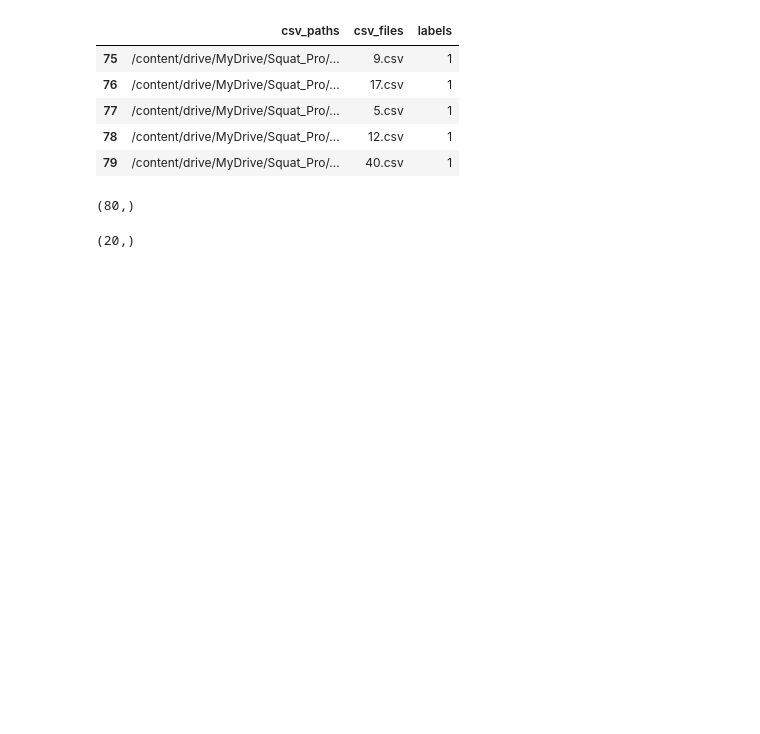
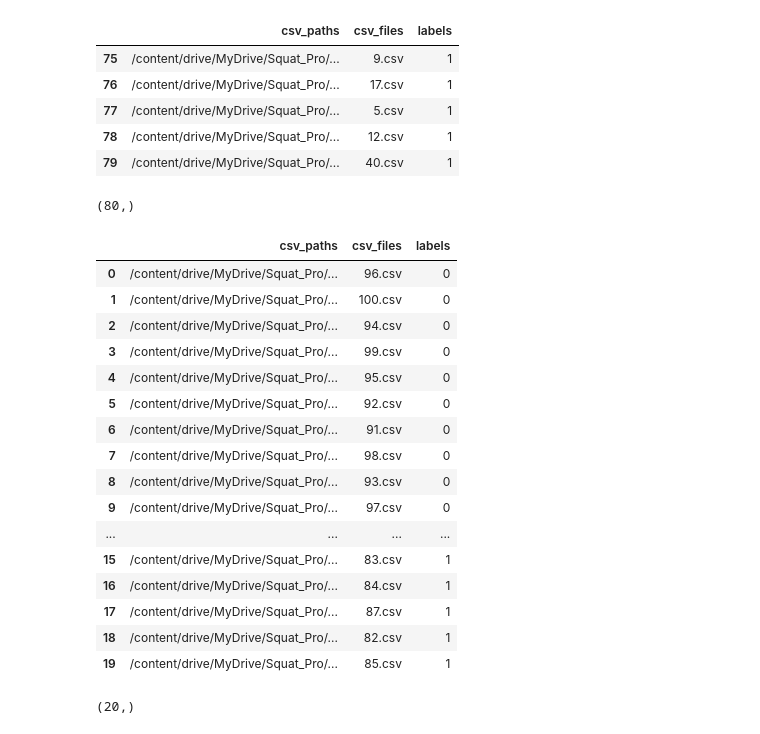
Before and after one commit to roalko/squatpro, a Jupyter notebook: notebooks/RNN_Out_Features.ipynb, the cells around one changed output. Cells and saved outputs as stored; diff of their text form; code cells hidden in the pictures; blank space fills up the shorter version.

```diff
--- a/notebooks/RNN_Out_Features.ipynb
+++ b/notebooks/RNN_Out_Features.ipynb
@@ -33,7 +29,7 @@ def get_y(data_path, class_list):
 
     for i, clss in enumerate(class_list):
         dir_path = os.path.join(data_path, clss)
-        list_csvs = [l for l in os.listdir(dir_path)]
+        list_csvs = [l for l in os.listdir(dir_path) if l.split(".")[-1]=="csv"]
         print(f"Found {len(list_csvs)} CSVs in {dir_path} Directory")
         data_dict["csv_files"].extend(list_csvs)
         data_dict["labels"].extend([i for k in range(len(list_csvs))])
@@ -88,6 +84,26 @@ y_train = train_data['labels']
 y_train.shape
 # %% [output]
 (80,)
+# %%
+test_data
+# %% [output]
+|  | csv_paths | csv_files | labels |
+| 0 | /content/drive/MyDrive/Squat_Pro/... | 96.csv | 0 |
+| 1 | /content/drive/MyDrive/Squat_Pro/... | 100.csv | 0 |
+| 2 | /content/drive/MyDrive/Squat_Pro/... | 94.csv | 0 |
+| 3 | /content/drive/MyDrive/Squat_Pro/... | 99.csv | 0 |
+| 4 | /content/drive/MyDrive/Squat_Pro/... | 95.csv | 0 |
+| 5 | /content/drive/MyDrive/Squat_Pro/... | 92.csv | 0 |
+| 6 | /content/drive/MyDrive/Squat_Pro/... | 91.csv | 0 |
+| 7 | /content/drive/MyDrive/Squat_Pro/... | 98.csv | 0 |
+| 8 | /content/drive/MyDrive/Squat_Pro/... | 93.csv | 0 |
+| 9 | /content/drive/MyDrive/Squat_Pro/... | 97.csv | 0 |
+| ... | ... | ... | ... |
+| 15 | /content/drive/MyDrive/Squat_Pro/... | 83.csv | 1 |
+| 16 | /content/drive/MyDrive/Squat_Pro/... | 84.csv | 1 |
+| 17 | /content/drive/MyDrive/Squat_Pro/... | 87.csv | 1 |
+| 18 | /content/drive/MyDrive/Squat_Pro/... | 82.csv | 1 |
+| 19 | /content/drive/MyDrive/Squat_Pro/... | 85.csv | 1 |
 # %%
 y_test = test_data['labels']
 # %%
```
Also changed, not shown: parts of 10 cells of this notebook.
